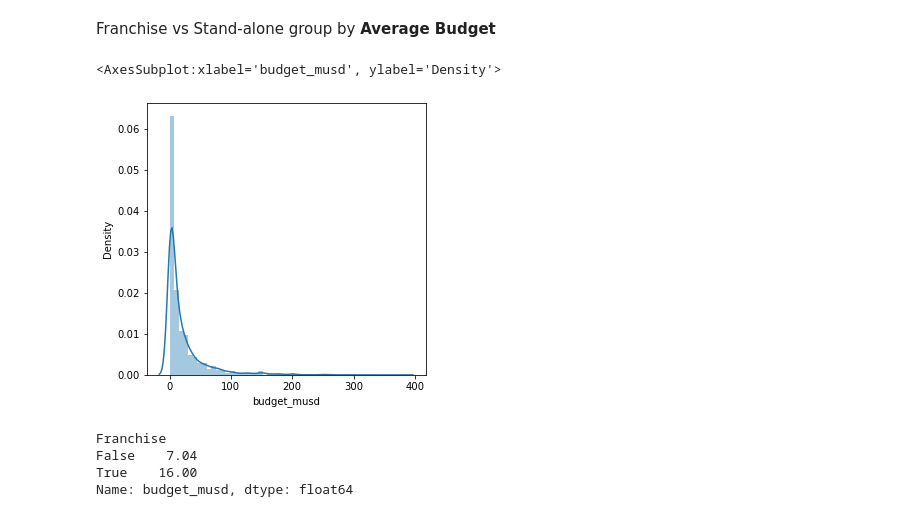
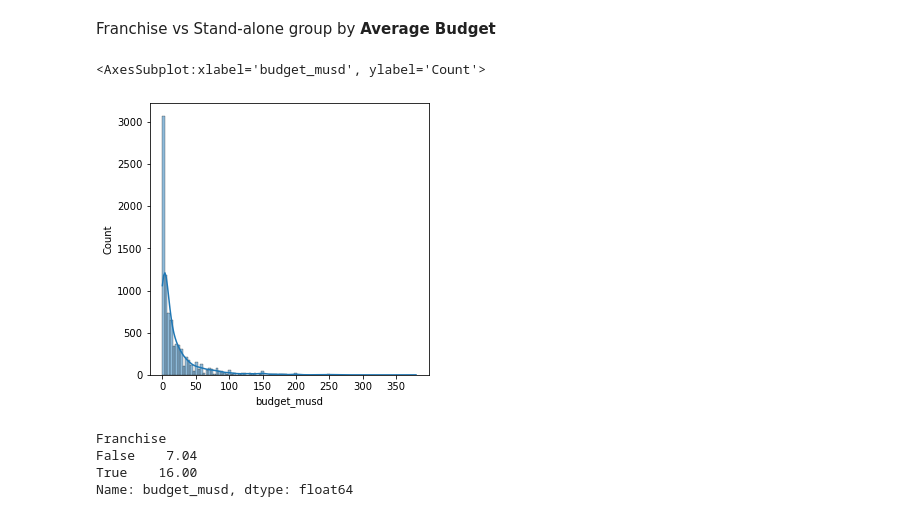
Before and after one commit to RochaErik/DS-MoviesProject, a Jupyter notebook: DS-MoviesProject.ipynb, the cells around one changed output. Saved outputs shown, nothing was run; the diff lists cells and outputs as text; code cells hidden in the pictures.

```diff
--- a/DS-MoviesProject.ipynb
+++ b/DS-MoviesProject.ipynb
@@ -673,10 +674,10 @@ Name: ROI, dtype: float64
 Franchise vs Stand-alone group by **Average Budget**
 # %%
 plt.figure(figsize=(5,5))
-sns.distplot(df['budget_musd'])
+sns.histplot(df['budget_musd'], bins=100, kde=True)
 # %% [output]
-<AxesSubplot:xlabel='budget_musd', ylabel='Density'>
+<AxesSubplot:xlabel='budget_musd', ylabel='Count'>
-[figure, old version]
+[figure, new version]
 # %%
 df.groupby('Franchise').budget_musd.median()
 # %% [output]
```
Also changed, not shown: parts of 21 cells of this notebook.
